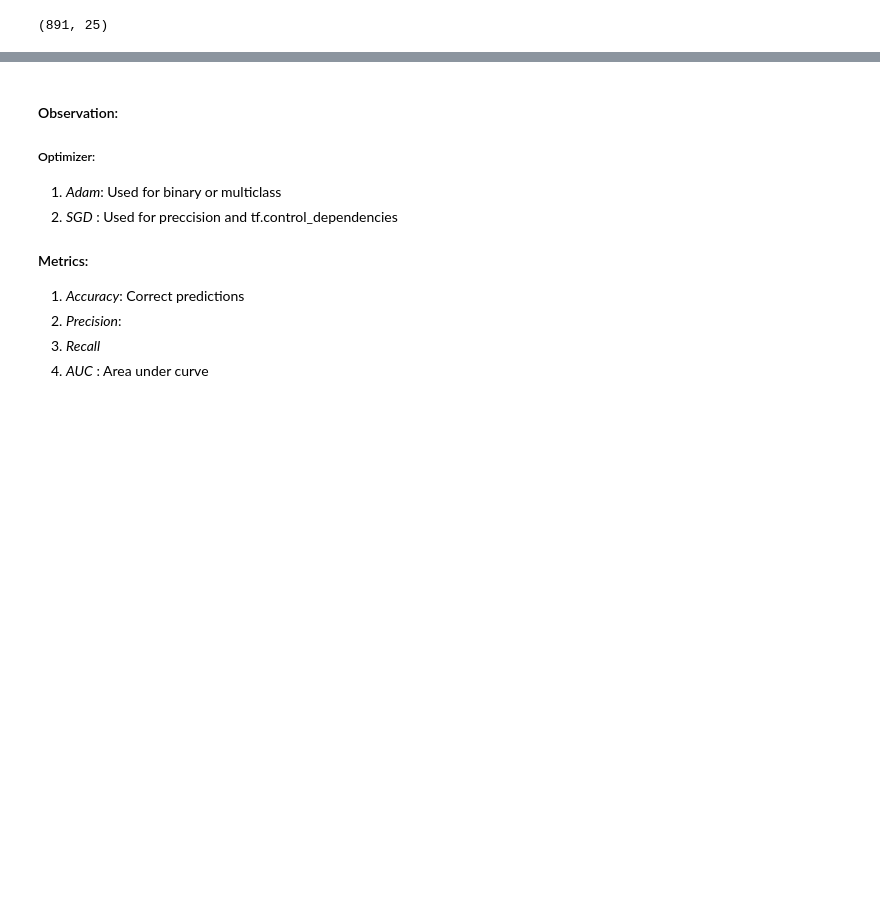
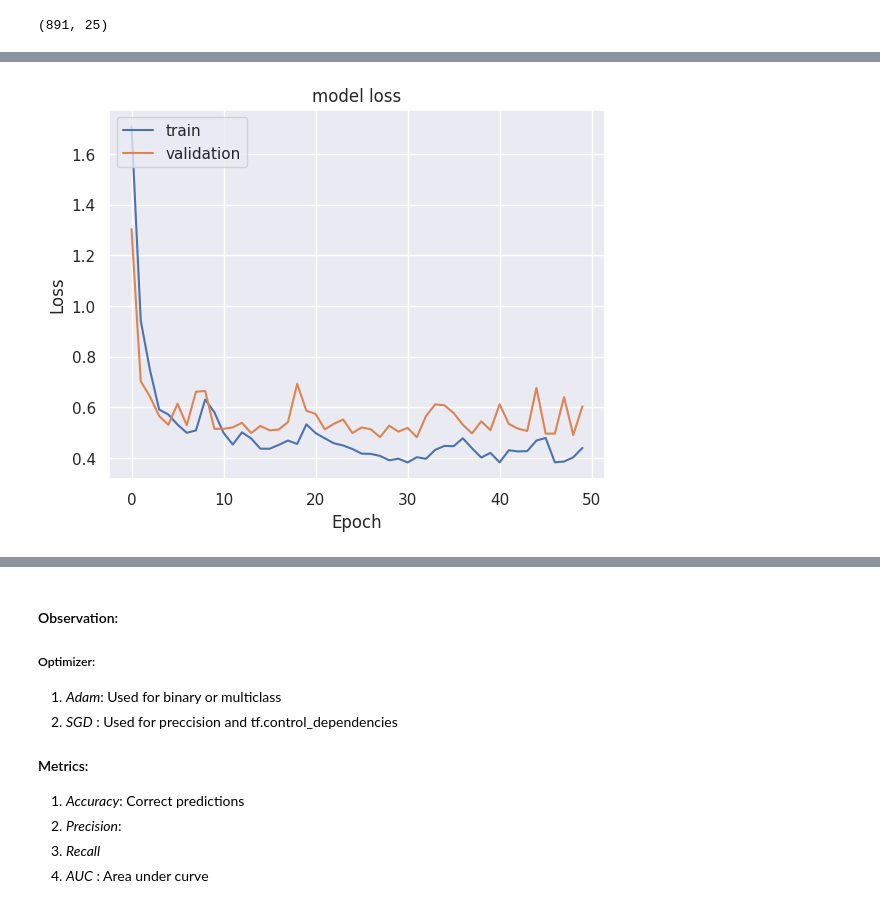
Before and after one commit to KatherinneOlaya/Neural-Network-Titanic, a Jupyter notebook: Redes_neuronales.ipynb, the cells around one changed output, grey strips where cells are left out. Drawn from its saved outputs; the diff is of its cells as text; code cells hidden in the pictures; blank space fills up the shorter version.

```diff
--- a/Redes_neuronales.ipynb
+++ b/Redes_neuronales.ipynb
@@ -687,0 +895,11 @@ AttributeError: 'super' object has no attribute '__sklearn_tags__'
+# %%
+model1 = Sequential()
+      #Adding the hidden and output layers
+model1.add(Dense(256,activation='relu',kernel_initializer='he_uniform',input_dim = X_train.shape[1]))
+model1.add(Dense(128,activation='relu',kernel_initializer='he_uniform'))
+model1.add(Dense(64,activation='relu',kernel_initializer='he_uniform'))
+model1.add(Dense(32,activation='relu',kernel_initializer='he_uniform'))
+model1.add(Dense(1, activation = 'sigmoid'))
+      #Compiling the ANN with Adam optimizer and binary cross entropy loss function
+optimizer = tf.keras.optimizers.Adam(0.001)
+model1.compile(loss='binary_crossentropy',optimizer=optimizer,metrics=['accuracy'])
@@ -687,0 +928,2 @@ AttributeError: 'super' object has no attribute '__sklearn_tags__'
+# %%
+history1 = model1.fit(X_train,y_train,batch_size=64,epochs=50,verbose=1,validation_split = 0.2)
@@ -687,0 +948,11 @@ AttributeError: 'super' object has no attribute '__sklearn_tags__'
+# %%
+#Plotting Train Loss vs Validation Loss
+plt.plot(history1.history['loss'])
+plt.plot(history1.history['val_loss'])
+plt.title('model loss')
+plt.ylabel('Loss')
+plt.xlabel('Epoch')
+plt.legend(['train', 'validation'], loc='upper left')
+plt.show()
+# %% [output]
+[figure, added]
```
Also changed, not shown: parts of 34 cells of this notebook.
